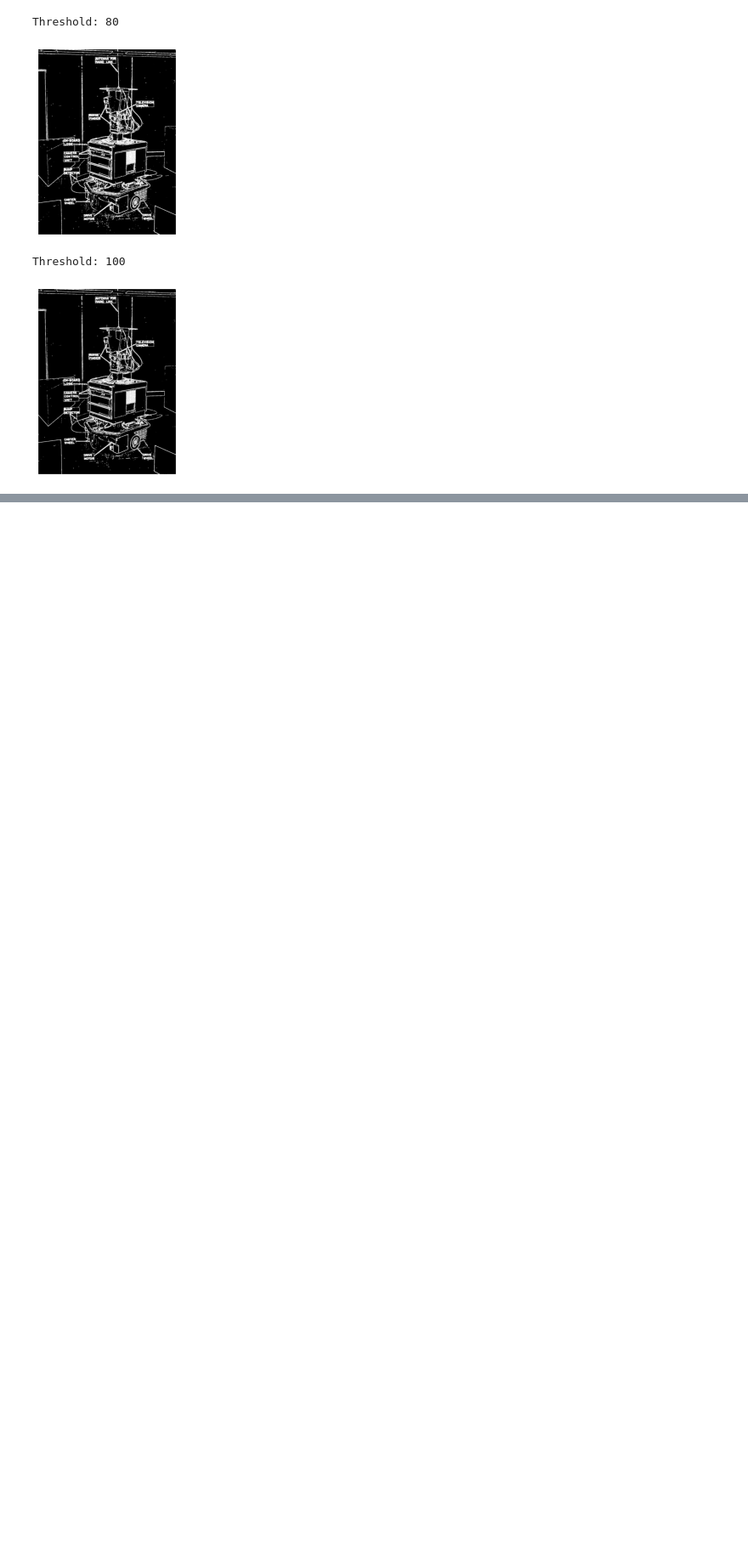
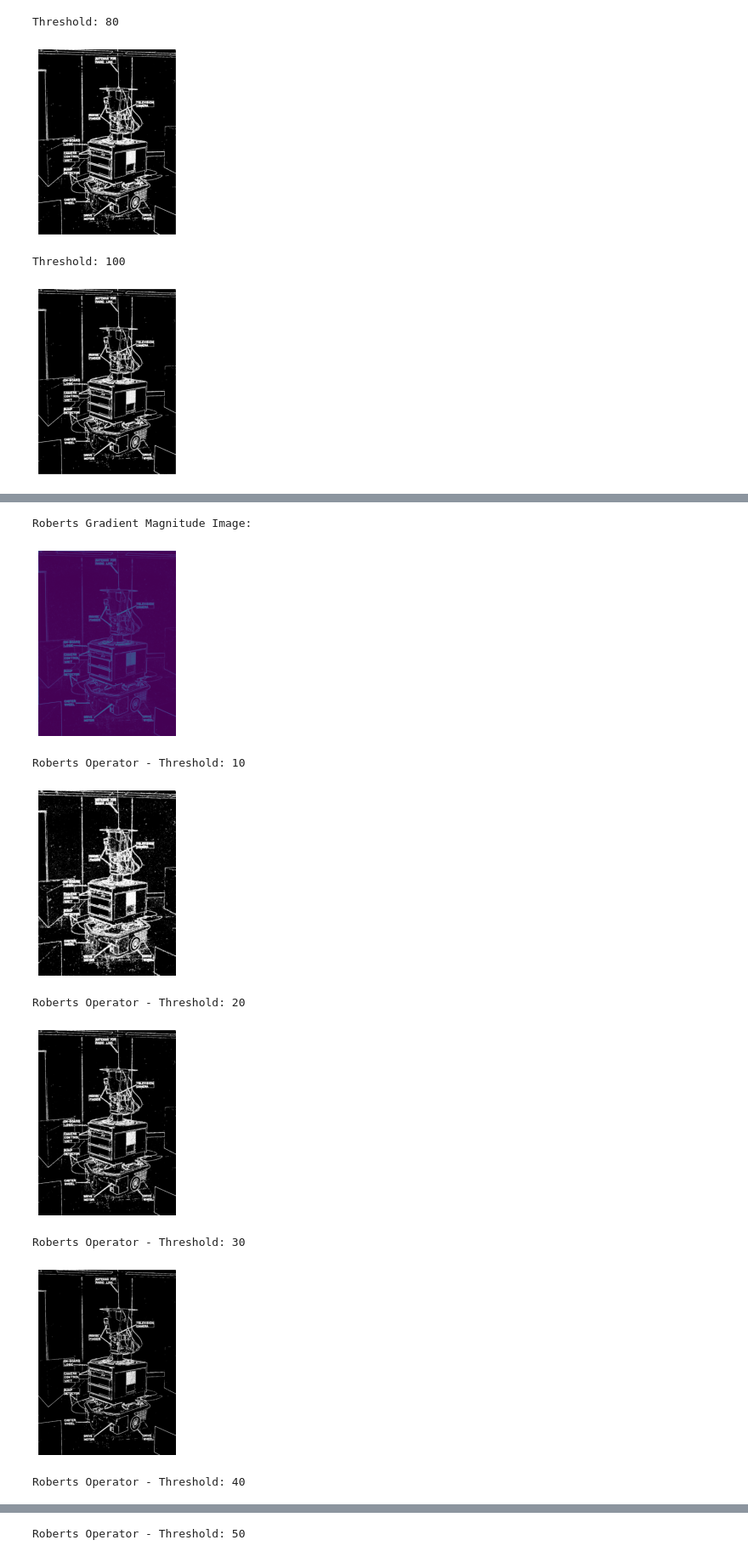
Before and after one commit to Suz99/CVtasks, a Jupyter notebook: taskCV.ipynb, the cells around one changed output, grey strips where cells are left out. Shown at 85% size. Drawn from its saved outputs; the diff is of its cells as text; code cells hidden in the pictures; blank space fills up the shorter version.

Commit message:
CV task 2: roberts operator
Signed-off-by: Suz <suzanaisaac@gmail.com>

```diff
--- a/taskCV.ipynb
+++ b/taskCV.ipynb
@@ -83,0 +94,36 @@ Threshold: 100
+# %%
+roberts_x = np.array(
+    [[1, 0],
+     [0, -1]])
+
+roberts_y = np.array(
+    [[0, 1],
+     [-1, 0]])
+# %%
+# Apply the Roberts filters
+shakey_roberts_x = scipy.signal.convolve2d(shakey, roberts_x, mode='same', boundary='fill', fillvalue=0)
+shakey_roberts_y = scipy.signal.convolve2d(shakey, roberts_y, mode='same', boundary='fill', fillvalue=0)
+
+# Calculate the gradient magnitude for Roberts operator
+m_roberts = np.sqrt(shakey_roberts_x**2 + shakey_roberts_y**2)
+# %%
+# Display the gradient magnitude as an RGB image for Roberts operator
+print("Roberts Gradient Magnitude Image:")
+show_image(m_roberts, cmap='viridis')
+
+# Apply different thresholds to the Roberts magnitude and display the results as binary images
+thresholds_roberts = [10, 20, 30, 40, 50]
+for threshold in thresholds_roberts:
+    binary_image_roberts = m_roberts > threshold
+    print(f"Roberts Operator - Threshold: {threshold}")
+    show_image(binary_image_roberts)
+# %% [output]
+Roberts Gradient Magnitude Image:
+[figure, added]
+Roberts Operator - Threshold: 10
+[figure, added]
+Roberts Operator - Threshold: 20
+[figure, added]
+Roberts Operator - Threshold: 30
+[figure, added]
+Roberts Operator - Threshold: 40
@@ -83,0 +131 @@ Threshold: 100
+Roberts Operator - Threshold: 50
```
Also changed, not shown: parts of 3 cells of this notebook.
